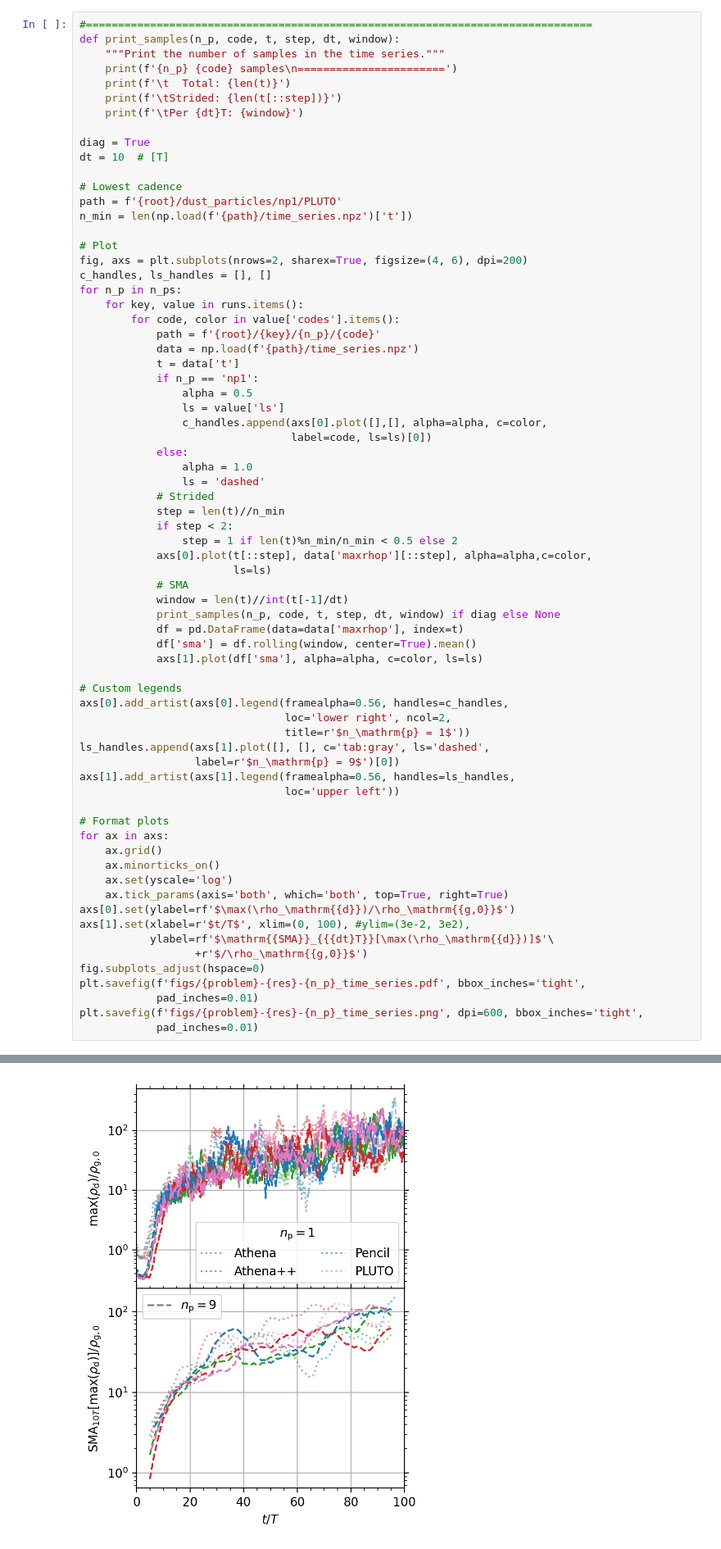
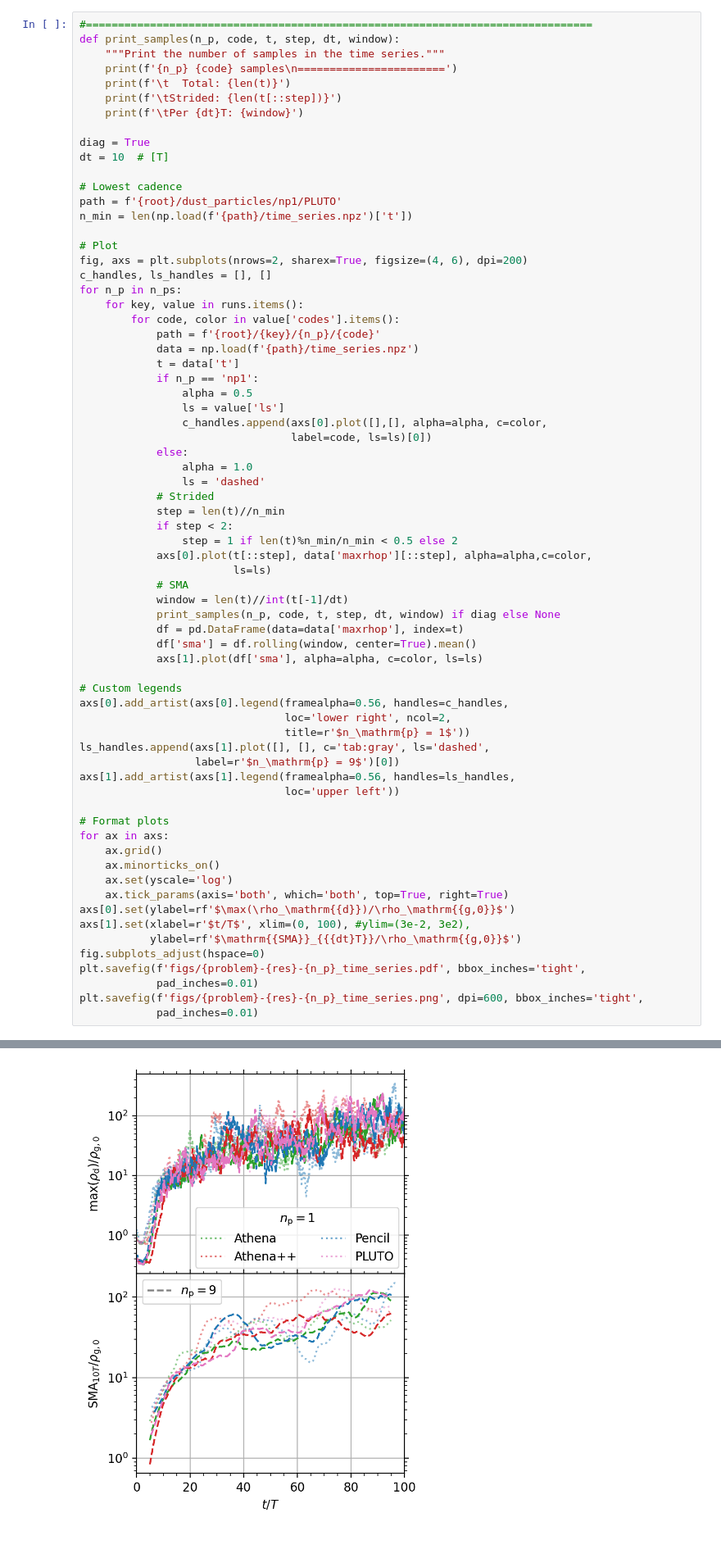
Before and after one commit to pfitsplus/sicc, a Jupyter notebook: unstratified/BA/512/BA-512-np9.ipynb, the cells around one changed output, grey strips where cells are left out. Shown at 82% size. Cells and saved outputs as stored; diff of their text form.

```diff
--- a/unstratified/BA/512/BA-512-np9.ipynb
+++ b/unstratified/BA/512/BA-512-np9.ipynb
@@ -138,36 +138,35 @@ axs[1].add_artist(axs[1].legend(framealpha=0.56, handles=ls_handles,
 for ax in axs:
     ax.grid()
     ax.minorticks_on()
     ax.set(yscale='log')
     ax.tick_params(axis='both', which='both', top=True, right=True)
 axs[0].set(ylabel=rf'$\max(\rho_\mathrm{{d}})/\rho_\mathrm{{g,0}}$')
 axs[1].set(xlabel=r'$t/T$', xlim=(0, 100), #ylim=(3e-2, 3e2),
-           ylabel=rf'$\mathrm{{SMA}}_{{{dt}T}}[\max(\rho_\mathrm{{d}})]$'\
-                  +r'$/\rho_\mathrm{{g,0}}$')
+           ylabel=rf'$\mathrm{{SMA}}_{{{dt}T}}/\rho_\mathrm{{g,0}}$')
 fig.subplots_adjust(hspace=0)
 plt.savefig(f'figs/{problem}-{res}-{n_p}_time_series.pdf', bbox_inches='tight',
             pad_inches=0.01)
 plt.savefig(f'figs/{problem}-{res}-{n_p}_time_series.png', dpi=600, bbox_inches='tight',
             pad_inches=0.01)
 # %% [output]
 np1 Athena samples
 =======================
           Total: 10001
         Strided: 1112
         Per 10T: 1000
 np1 Athena++ samples
 =======================
           Total: 2000
         Strided: 1000
         Per 10T: 222
 np1 Pencil samples
 =======================
 ... (24 lines left out)
 =======================
           Total: 1002
         Strided: 1002
         Per 10T: 111
-[figure, old version]
+[figure, new version]
 # %%
 #===============================================================================
 times = [20, 50, 100]  # [T]
```
Also changed, not shown: parts of 1 cell of this notebook, 2 other files.
